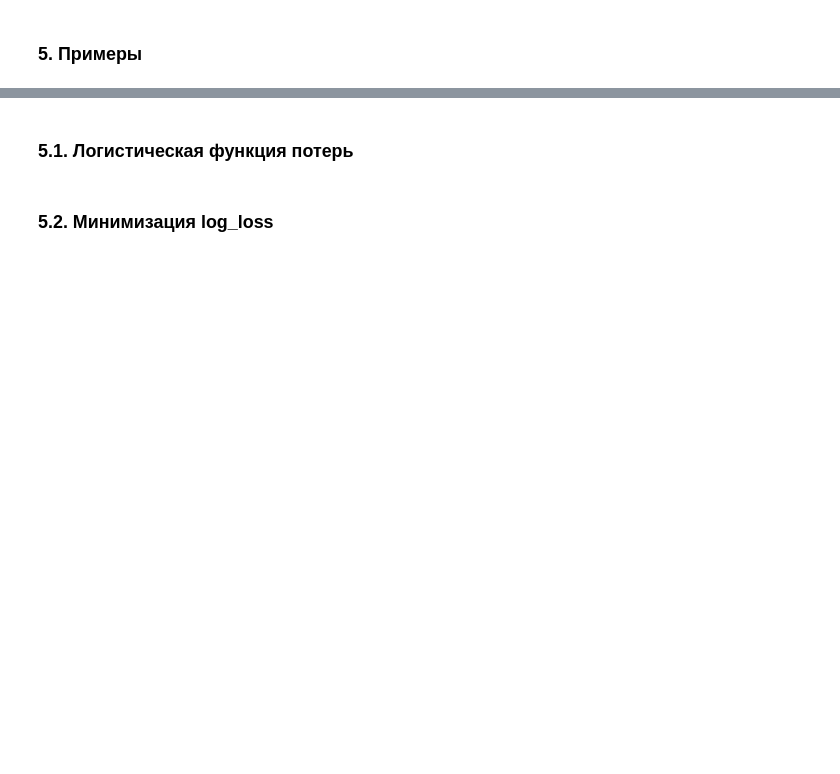
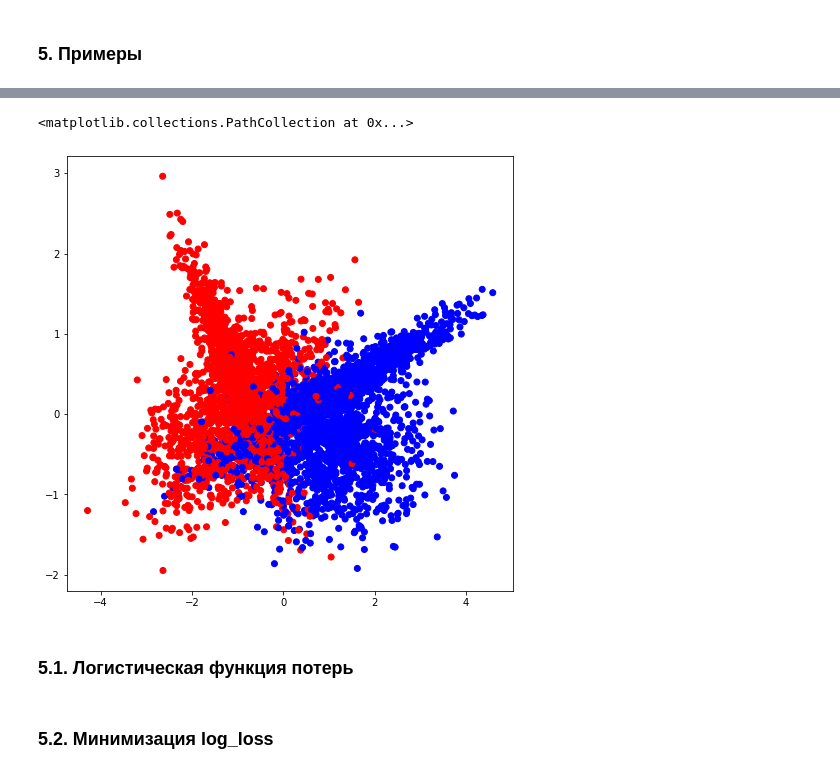
Before and after one commit to doksketch/algorithms-for-data-analysis, a Jupyter notebook: 03_logistic_regression.ipynb, the cells around one changed output, grey strips where cells are left out. Cells and saved outputs as stored; diff of their text form; code cells hidden in the pictures; blank space fills up the shorter version.

```diff
--- a/03_logistic_regression.ipynb
+++ b/03_logistic_regression.ipynb
@@ -129,3 +199,22 @@ $$F = \frac{2 \cdot precision \cdot recall }{ presision + recall}.$$
+# %%
+n_samples = 5000
+n_features = 5
+n_informative= 3
+n_classes=2
+noise = 15
+rng = np.random.RandomState(42)
+classes = datasets.make_classification(n_samples, n_features, n_informative,
+                                      n_classes, random_state=rng)
+shuffle_index = np.random.permutation(classes[0].shape[0])
+X, y = classes[0][shuffle_index], classes[1][shuffle_index]
+# %%
+colors = ListedColormap(['red', 'blue'])
+
+plt.figure(figsize=(8, 8))
+plt.scatter([x[0] for x in classes[0]], [x[1] for x in classes[0]], c=classes[1], cmap=colors)
+# %% [output]
+<matplotlib.collections.PathCollection at 0x...>
+[figure, added]
 # %% [markdown]
 ### 5.1. Логистическая функция потерь
 # %%
```
Also changed, not shown: parts of 32 cells of this notebook.
